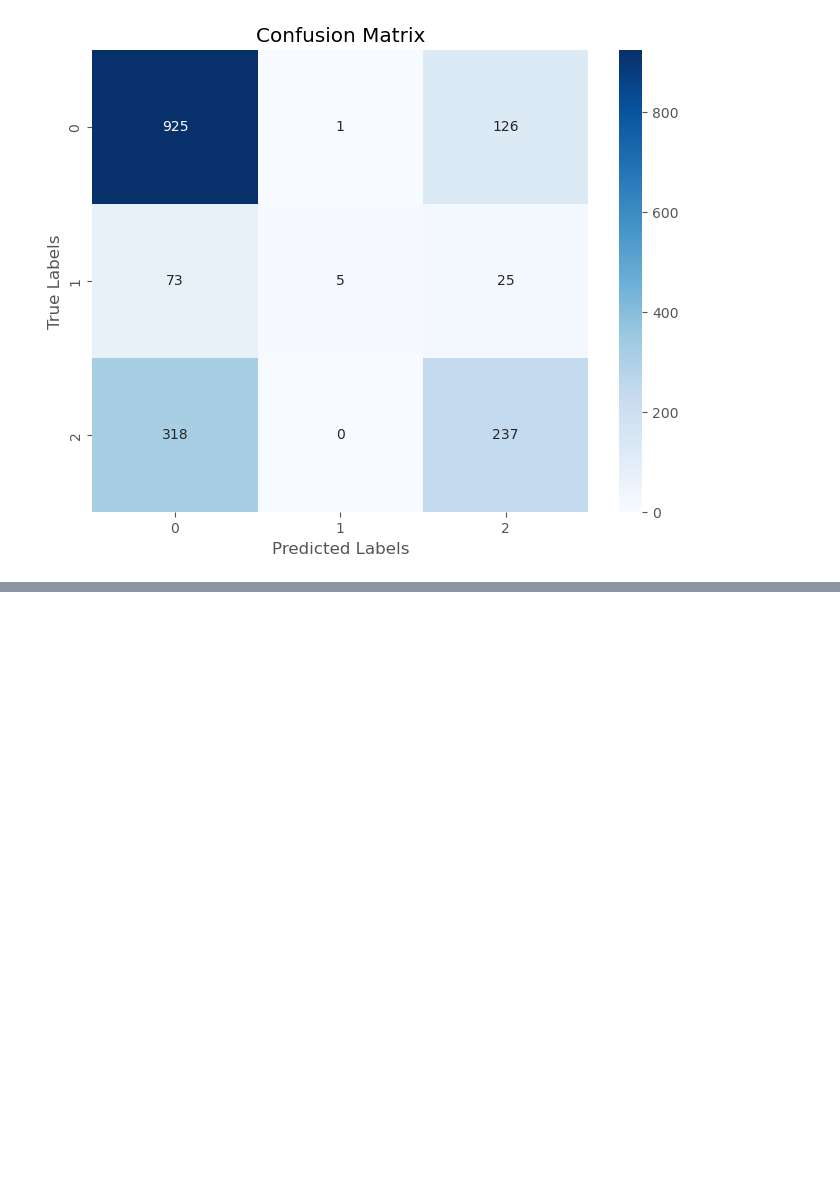
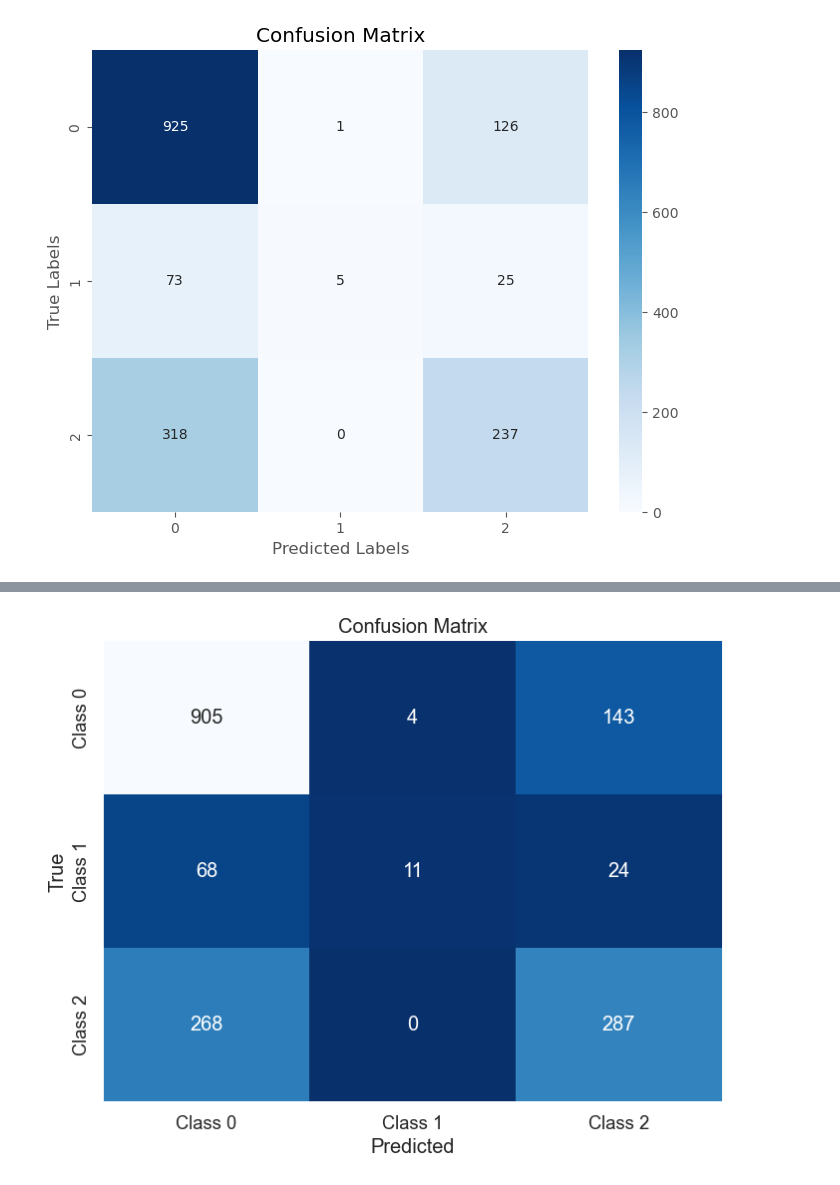
Before and after one commit to Chemami12/Tweeter-Sentiment-NLP, a Jupyter notebook: Twiteer-Sentiment.ipynb, the cells around one changed output, grey strips where cells are left out. Drawn from its saved outputs; the diff is of its cells as text; code cells hidden in the pictures; blank space fills up the shorter version.

```diff
--- a/Twiteer-Sentiment.ipynb
+++ b/Twiteer-Sentiment.ipynb
@@ -582,0 +646,16 @@ plt.show()
+# %%
+from sklearn.svm import SVC
+svm_classifier = SVC(kernel='linear', random_state=42)
+svm_classifier.fit(X_train_tfidf, y_train)
+
+# Step 5: Making Predictions
+y_pred = svm_classifier.predict(X_test_tfidf)
+
+# Step 6: Evaluating Performance
+accuracy = accuracy_score(y_test, y_pred)
+classification_rep = classification_report(y_test, y_pred)
+confusion_mat = confusion_matrix(y_test, y_pred)
+
+print("Accuracy:", accuracy)
+print("Classification Report:\n", classification_rep)
+print("Confusion Matrix:\n", confusion_mat)
@@ -582,0 +679,14 @@ plt.show()
+# %%
+confusion_mat = confusion_matrix(y_test, y_pred)
+
+# Create a heatmap for the confusion matrix
+plt.figure(figsize=(8, 6))
+sns.heatmap(confusion_mat, annot=True, fmt='d', cmap='Blues_r', cbar=False,
+            xticklabels=['Class 0', 'Class 1', 'Class 2'],
+            yticklabels=['Class 0', 'Class 1', 'Class 2'])
+plt.xlabel('Predicted')
+plt.ylabel('True')
+plt.title('Confusion Matrix')
+plt.show()
+# %% [output]
+[figure, added]
```
Also changed, not shown: parts of 9 cells of this notebook.
